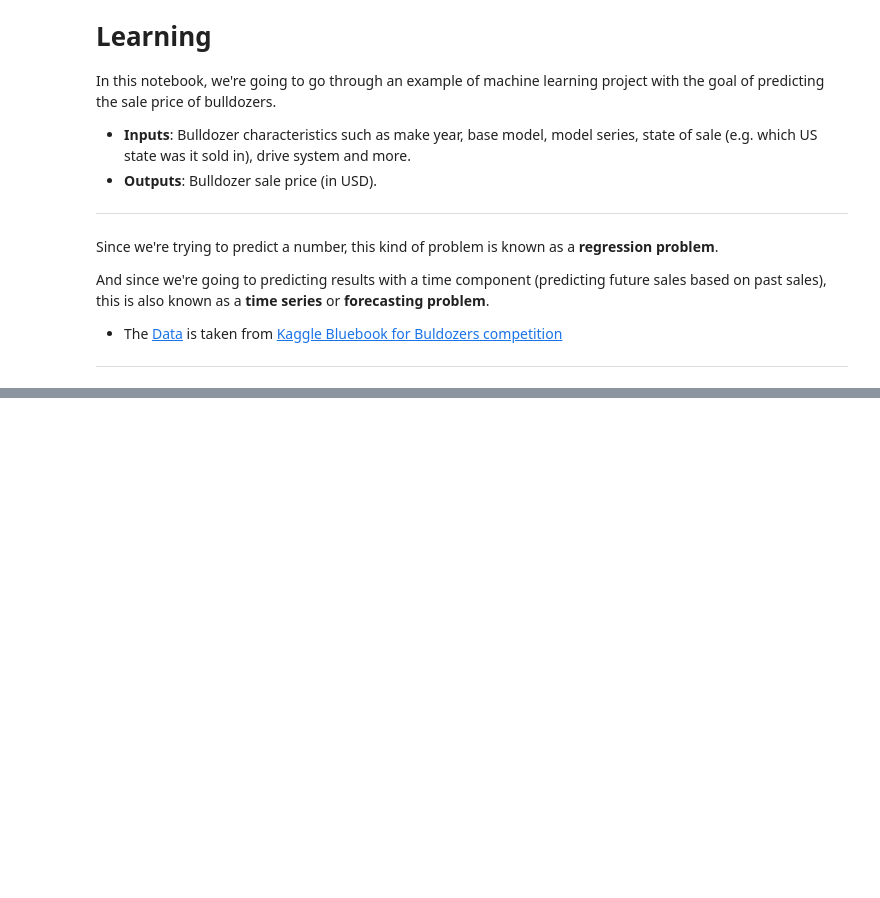
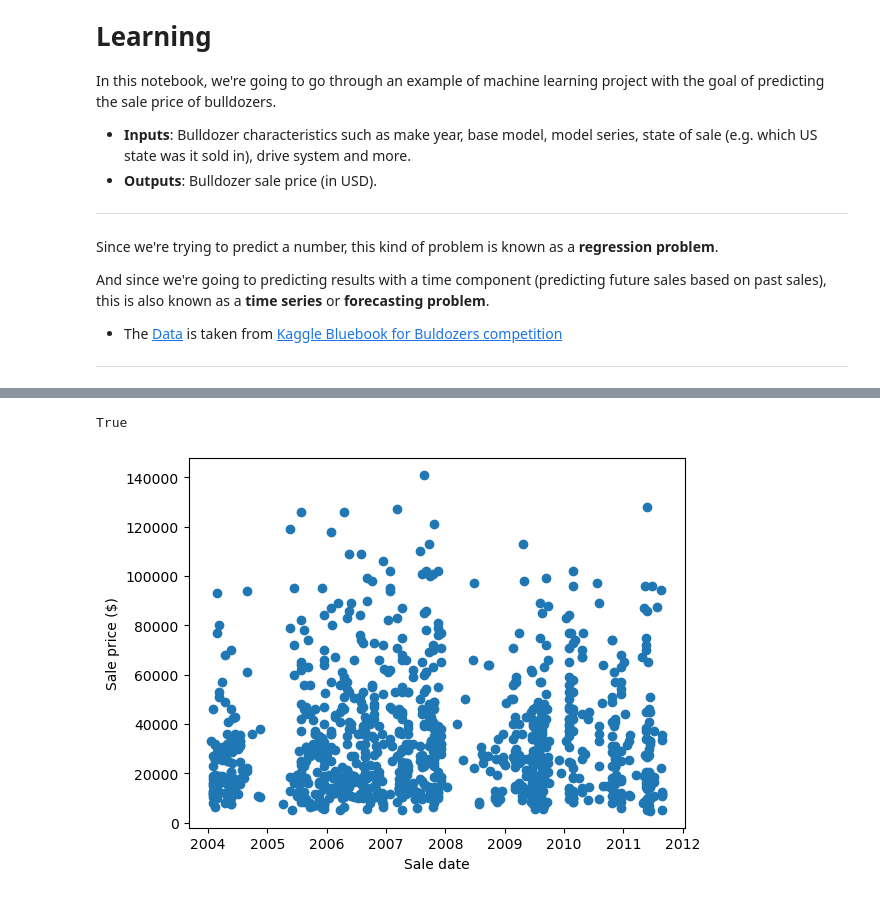
Before and after one commit to Eakempreet/Learning-ML-Projects, a Jupyter notebook: bulldozer-price-prediction-project-2/end-to-end-bluebook-bulldozer-price-regression.ipynb, the cells around one changed output, grey strips where cells are left out. Drawn from its saved outputs; the diff is of its cells as text; code cells hidden in the pictures; blank space fills up the shorter version.

Commit message:
Exploring Data

```diff
--- a/bulldozer-price-prediction-project-2/end-to-end-bluebook-bulldozer-price-regression.ipynb
+++ b/bulldozer-price-prediction-project-2/end-to-end-bluebook-bulldozer-price-regression.ipynb
@@ -37,0 +170,5 @@ Since we already have a dataset, we'll approach the problem with the following m
+# %%
+# Import the data again but this tiime parse dates
+df = pd.read_csv("./dataset/TrainAndValid.csv",
+                 low_memory=False,
+                 parse_dates=["saledate"])
@@ -37,0 +205,11 @@ Since we already have a dataset, we'll approach the problem with the following m
+# %%
+np.dtype('<M8[us]') == np.dtype('<datetime64[us]')
+# %% [output]
+True
+# %%
+fig, ax = plt.subplots()
+ax.scatter(df['saledate'][:1000], df['SalePrice'][:1000])
+ax.set_xlabel("Sale date")
+ax.set_ylabel("Sale price ($)");
+# %% [output]
+[figure, added]
```
Also changed, not shown: parts of 19 cells of this notebook, 1 other file.
